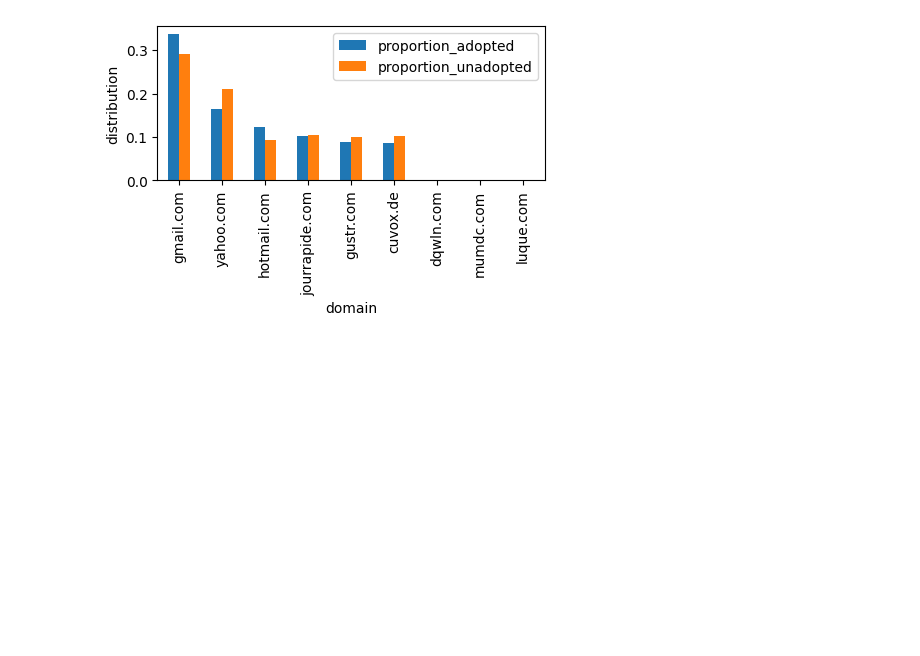
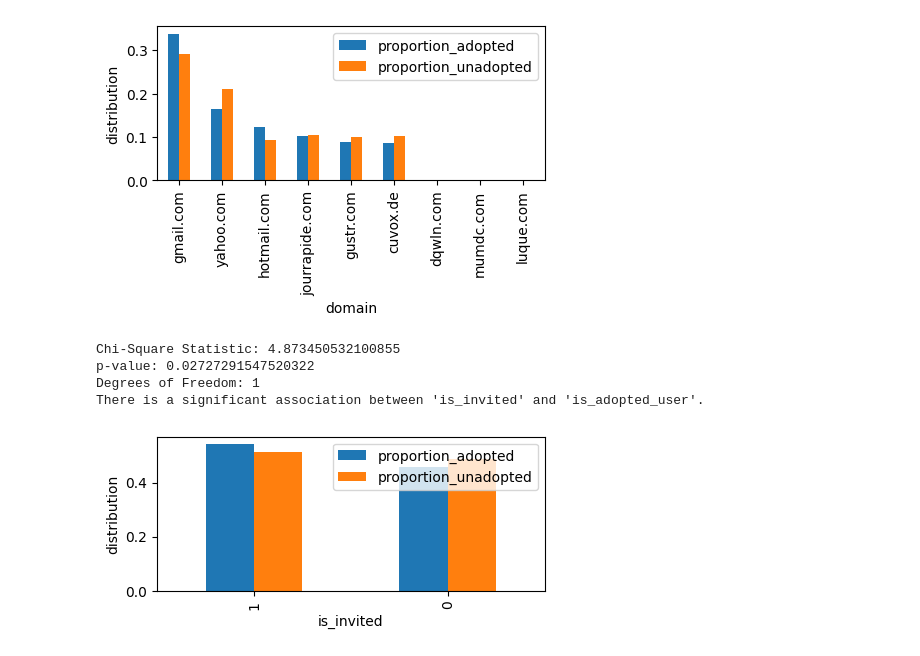
Before and after one commit to grvvrmtech/AdoptedAnalysis, a Jupyter notebook: Adopted_users.ipynb, the cells around one changed output. Drawn from its saved outputs; the diff is of its cells as text; code cells hidden in the pictures; blank space fills up the shorter version.

```diff
--- a/Adopted_users.ipynb
+++ b/Adopted_users.ipynb
@@ -385,3 +405,37 @@ p-value: 0.2778622311702642
 Degrees of Freedom: 1183
 There is no significant association between 'domain' and 'is_adopted_user'.
 [figure]
+# %%
+feature = 'is_invited'
+axis = pd.merge(true_data[feature].value_counts(normalize=True),
+         false_data[feature].value_counts(normalize=True),
+         how='inner',on=feature,
+         suffixes=('_adopted', '_unadopted')).plot(
+             kind='bar',
+             figsize=(5, 2),
+             ylabel='distribution',
+             xlabel=feature,
+             fontsize=10)
+
+# Create a contingency table
+contingency_table = pd.crosstab(user_data[feature], user_data['is_adopted_user'])
+
+# Perform the Chi-Square test
+chi2, p, dof, ex = chi2_contingency(contingency_table)
+
+# Display the results
+print("Chi-Square Statistic:", chi2)
+print("p-value:", p)
+print("Degrees of Freedom:", dof)
+
+# Interpretation
+if p < 0.05:
+    print(f"There is a significant association between '{feature}' and 'is_adopted_user'.\n\n")
+else:
+    print(f"There is no significant association between '{feature}' and 'is_adopted_user'.\n\n")
+# %% [output]
+Chi-Square Statistic: 4.873450532100855
+p-value: 0.02727291547520322
+Degrees of Freedom: 1
+There is a significant association between 'is_invited' and 'is_adopted_user'.
+[figure, added]
```
Also changed, not shown: parts of 9 cells of this notebook.
